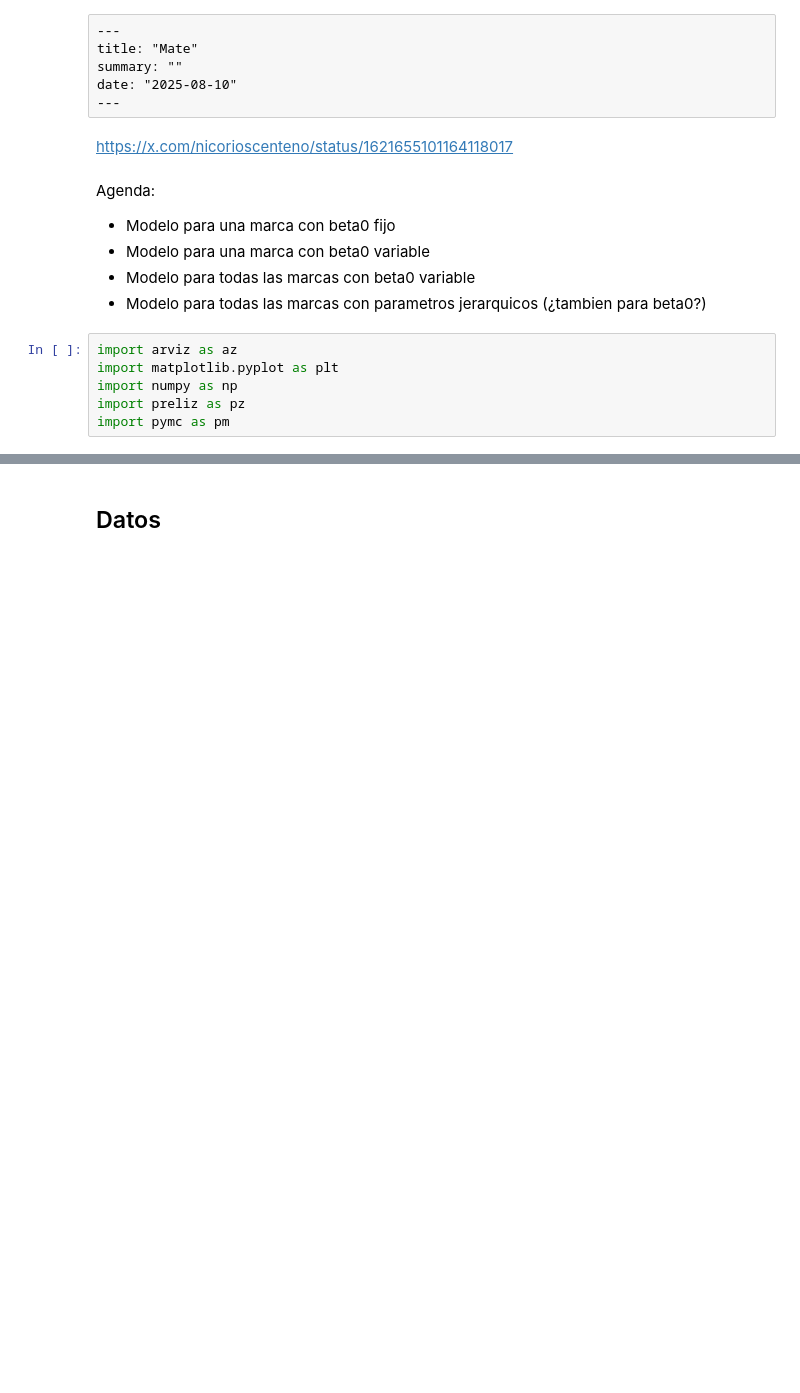
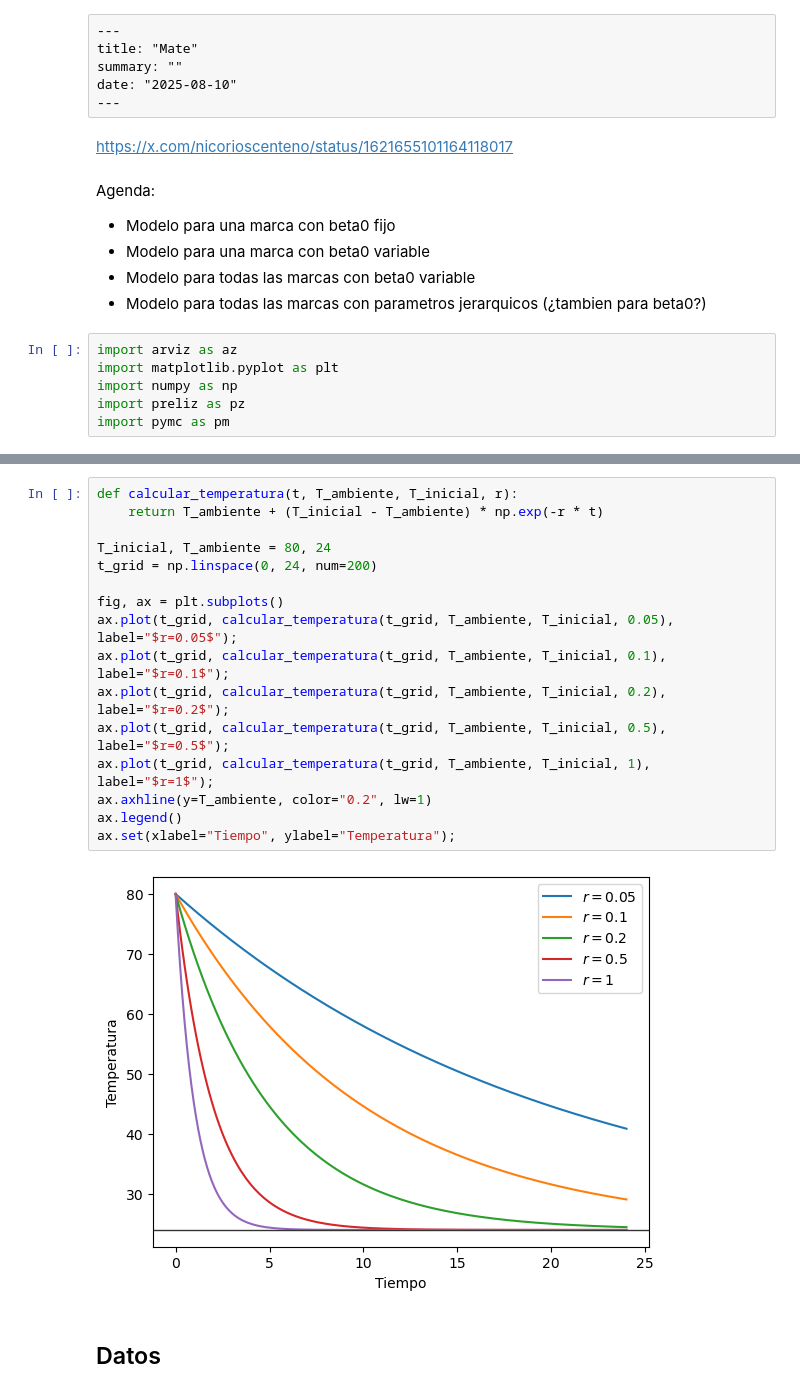
Before and after one commit to tomicapretto/tomicapretto.github.io, a Jupyter notebook: posts/_2025-08-10_temperatura-mate/index.ipynb, the cells around one changed output, grey strips where cells are left out. Drawn from its saved outputs; the diff is of its cells as text; blank space fills up the shorter version.

```diff
--- a/posts/_2025-08-10_temperatura-mate/index.ipynb
+++ b/posts/_2025-08-10_temperatura-mate/index.ipynb
@@ -22,3 +53,21 @@ import pymc as pm
+# %%
+def calcular_temperatura(t, T_ambiente, T_inicial, r):
+    return T_ambiente + (T_inicial - T_ambiente) * np.exp(-r * t)
+
+T_inicial, T_ambiente = 80, 24
+t_grid = np.linspace(0, 24, num=200)
+
+fig, ax = plt.subplots()
+ax.plot(t_grid, calcular_temperatura(t_grid, T_ambiente, T_inicial, 0.05), label="$r=0.05$");
+ax.plot(t_grid, calcular_temperatura(t_grid, T_ambiente, T_inicial, 0.1), label="$r=0.1$");
+ax.plot(t_grid, calcular_temperatura(t_grid, T_ambiente, T_inicial, 0.2), label="$r=0.2$");
+ax.plot(t_grid, calcular_temperatura(t_grid, T_ambiente, T_inicial, 0.5), label="$r=0.5$");
+ax.plot(t_grid, calcular_temperatura(t_grid, T_ambiente, T_inicial, 1), label="$r=1$");
+ax.axhline(y=T_ambiente, color="0.2", lw=1)
+ax.legend()
+ax.set(xlabel="Tiempo", ylabel="Temperatura");
+# %% [output]
+[figure, added]
 # %% [markdown]
 ## Datos
 # %%
```
Also changed, not shown: parts of 66 cells of this notebook.
